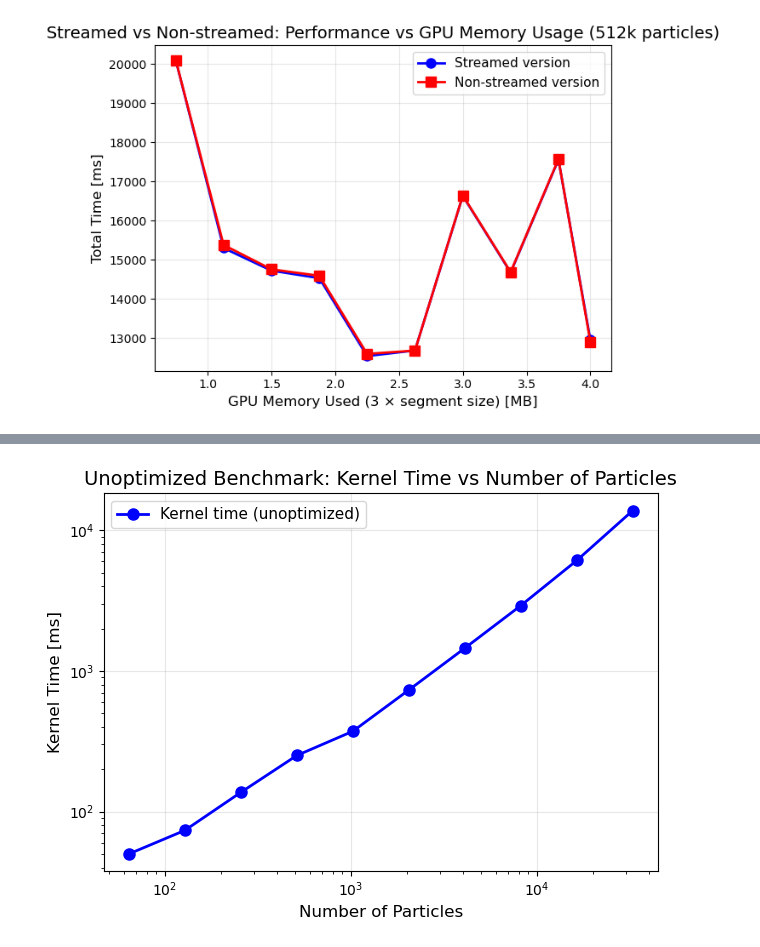
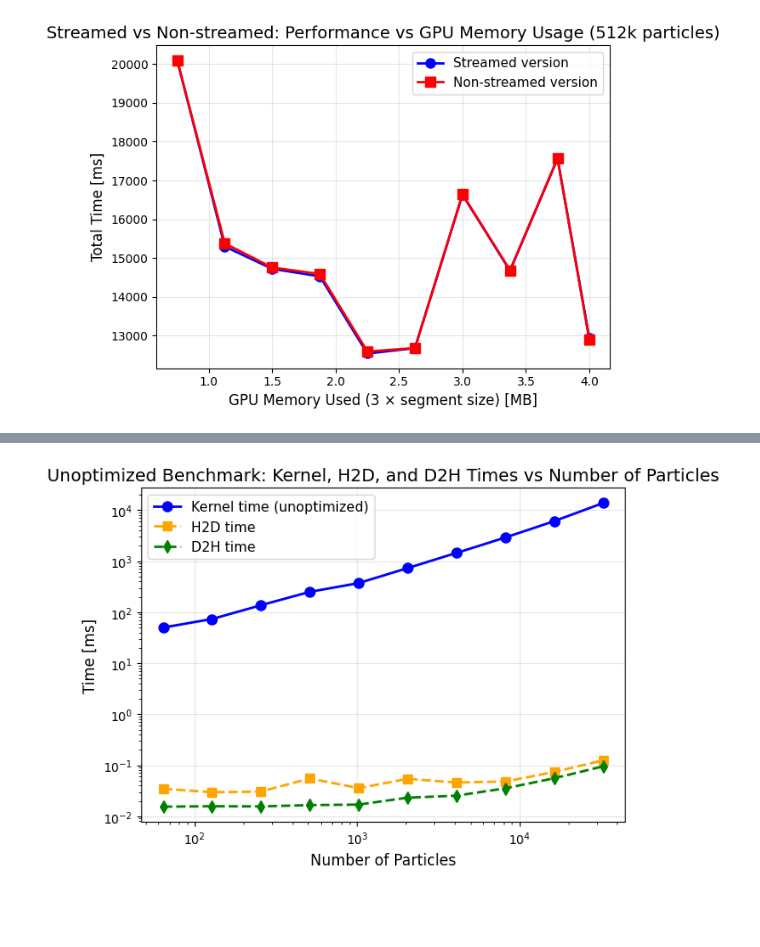
Before and after one commit to noahs-uni/GPU-Computing, a Jupyter notebook: exc07/miro/template/plots_nbody.ipynb, the cells around one changed output, grey strips where cells are left out. Saved outputs shown, nothing was run; the diff lists cells and outputs as text; code cells hidden in the pictures; blank space fills up the shorter version.

```diff
--- a/exc07/miro/template/plots_nbody.ipynb
+++ b/exc07/miro/template/plots_nbody.ipynb
@@ -331,19 +331,27 @@ Max speedup (Non-streamed): 1.94x
 # %%
 # Plot 5: Simple unoptimized benchmark kernel time over number of particles
 benchmark_unopt_data = pd.read_csv("nbody_benchmark_results.txt", delimiter=",")
 
 plt.plot(benchmark_unopt_data['num_elements'], benchmark_unopt_data['kernel_time_ms'],
          'o-', label='Kernel time (unoptimized)', linewidth=2, markersize=8, color='blue')
 
+# Also plot H2D (host to device) and D2H (device to host) transfer times
+if 'H2D_time_ms' in benchmark_unopt_data.columns:
+    plt.plot(benchmark_unopt_data['num_elements'], benchmark_unopt_data['H2D_time_ms'],
+             's--', label='H2D time', linewidth=2, markersize=7, color='orange')
+if 'D2H_time_ms' in benchmark_unopt_data.columns:
+    plt.plot(benchmark_unopt_data['num_elements'], benchmark_unopt_data['D2H_time_ms'],
+             'd--', label='D2H time', linewidth=2, markersize=7, color='green')
+
 plt.xscale('log')
 plt.yscale('log')
 plt.xlabel('Number of Particles', fontsize=12)
-plt.ylabel('Kernel Time [ms]', fontsize=12)
-plt.title('Unoptimized Benchmark: Kernel Time vs Number of Particles', fontsize=14)
+plt.ylabel('Time [ms]', fontsize=12)
+plt.title('Unoptimized Benchmark: Kernel, H2D, and D2H Times vs Number of Particles', fontsize=14)
 plt.legend(fontsize=11)
 plt.grid(True, alpha=0.3)
 plt.tight_layout()
 plt.savefig('nbody_unoptimized_benchmark.pdf', dpi=300, bbox_inches='tight')
 plt.show()
 # %% [output]
-[figure, old version]
+[figure, new version]
```
Also changed, not shown: parts of 10 cells of this notebook, 14 other files.
